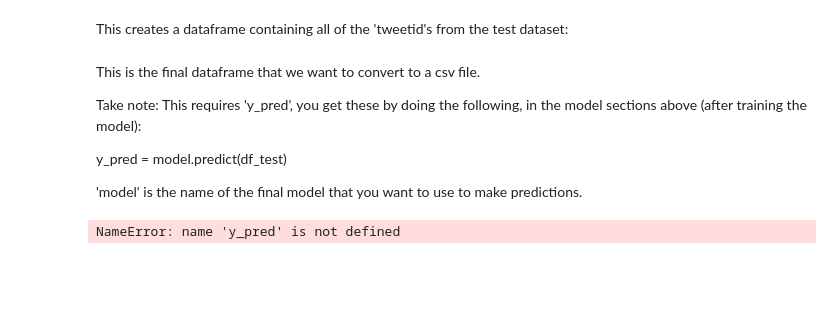
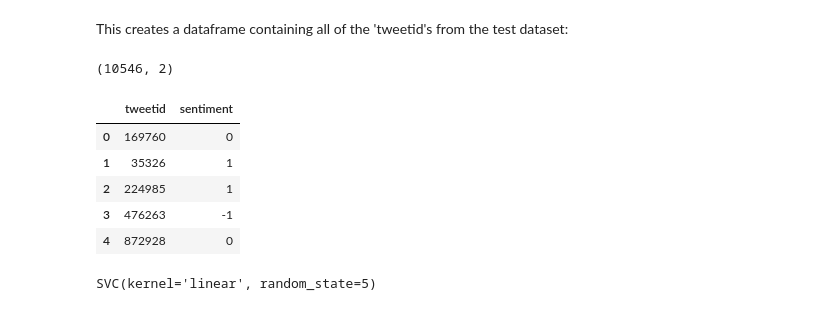
Before and after one commit to MathewJohn1986/classification-predict-streamlit-template, a Jupyter notebook: Climate Change Belief Analysis.ipynb, the cells around one changed output. Saved outputs shown, nothing was run; the diff lists cells and outputs as text; code cells hidden in the pictures; blank space fills up the shorter version.

```diff
--- a/Climate Change Belief Analysis.ipynb
+++ b/Climate Change Belief Analysis.ipynb
@@ -554,0 +584,9 @@ Place all modeling code **above** here:
+# %%
+from sklearn.model_selection import train_test_split
+
+# Splitting the previously defined features and label of your dataset
+X_train, X_test, y_train, y_test = train_test_split(X, y, test_size=0.2, random_state=42)
+# %%
+# Training the logistic regression model on our balanced data
+logreg = LogisticRegression(random_state = 5)
+logreg.fit(X_train, y_train)
@@ -554,0 +598,3 @@ Place all modeling code **above** here:
+# %%
+# Generate predictions for test dataset for csv
+y_test_pred = logreg.predict(df_features_test)
@@ -556,16 +622,19 @@ Place all modeling code **above** here:
 This creates a dataframe containing all of the 'tweetid's from the test dataset:
 # %%
 tweetid = df_test['tweetid']
-# %% [markdown]
-This is the final dataframe that we want to convert to a csv file.
-
-Take note: This requires 'y_pred', you get these by doing the following, in the model sections above (after training the model):
-
-y_pred = model.predict(df_test)
-
-'model' is the name of the final model that you want to use to make predictions.
-# %%
-submission = pd.DataFrame({'tweetid' : tweetid, 'sentiment' : y_pred})
-# %% [output]
-NameError: name 'y_pred' is not defined
+# %%
+# This is the final dataframe that we want to convert to a csv file
+submission = pd.DataFrame({'tweetid' : tweetid, 'sentiment' : y_test_pred})
+submission.shape
+# %% [output]
+(10546, 2)
+# %%
+submission.head()
+# %% [output]
+|  | tweetid | sentiment |
+| 0 | 169760 | 0 |
+| 1 | 35326 | 1 |
+| 2 | 224985 | 1 |
+| 3 | 476263 | -1 |
+| 4 | 872928 | 0 |
 # %%
@@ -572,0 +647,6 @@ submission.to_csv('Kaggle.csv', index = False)
+# %%
+# Training the Support Vector Machine model on our balanced data
+SVClinear = SVC(kernel = 'linear', random_state = 5)
+SVClinear.fit(X_train, y_train)
+# %% [output]
+SVC(kernel='linear', random_state=5)
```
Also changed, not shown: parts of 90 cells of this notebook.
